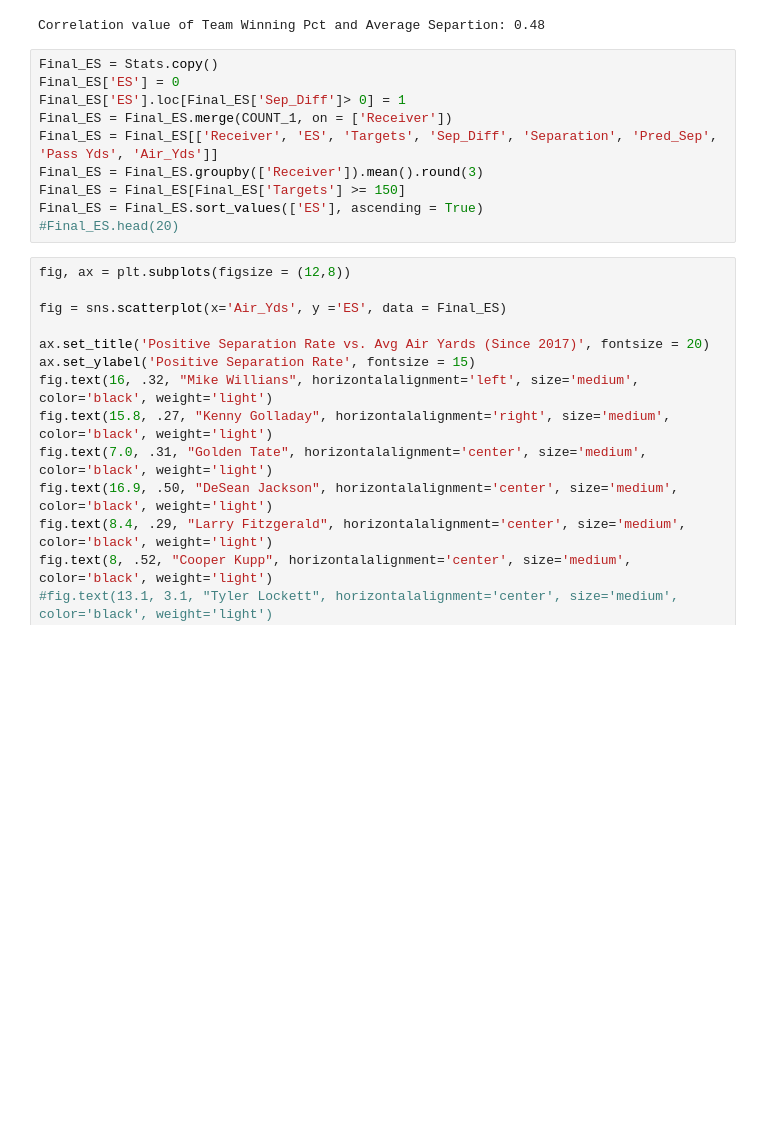
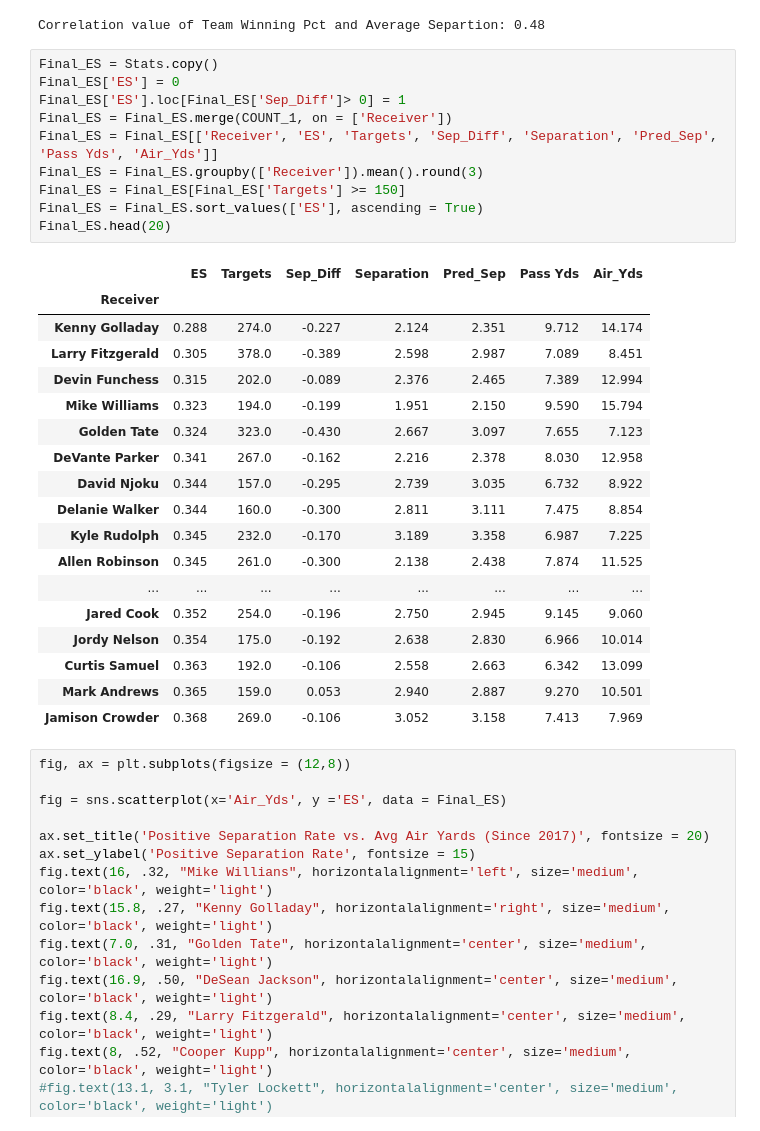
Before and after one commit to Jesse-Cohen/Separation-Above-Expectation, a Jupyter notebook: Expected Receiver Separation.ipynb, the cells around one changed output. Cells and saved outputs as stored; diff of their text form; blank space fills up the shorter version.

```diff
--- a/Expected Receiver Separation.ipynb
+++ b/Expected Receiver Separation.ipynb
@@ -2369,13 +2371,32 @@ Correlation value of Team Winning Pct and Average Separtion: 0.48
 # %%
 Final_ES = Stats.copy()
 Final_ES['ES'] = 0
 Final_ES['ES'].loc[Final_ES['Sep_Diff']> 0] = 1
 Final_ES = Final_ES.merge(COUNT_1, on = ['Receiver'])
 Final_ES = Final_ES[['Receiver', 'ES', 'Targets', 'Sep_Diff', 'Separation', 'Pred_Sep', 'Pass Yds', 'Air_Yds']]
 Final_ES = Final_ES.groupby(['Receiver']).mean().round(3)
 Final_ES = Final_ES[Final_ES['Targets'] >= 150]
 Final_ES = Final_ES.sort_values(['ES'], ascending = True)
-#Final_ES.head(20)
+Final_ES.head(20)
+# %% [output]
+|  | ES | Targets | Sep_Diff | Separation | Pred_Sep | Pass Yds | Air_Yds |
+| Receiver |  |  |  |  |  |  |  |
+| Kenny Golladay | 0.288 | 274.0 | -0.227 | 2.124 | 2.351 | 9.712 | 14.174 |
+| Larry Fitzgerald | 0.305 | 378.0 | -0.389 | 2.598 | 2.987 | 7.089 | 8.451 |
+| Devin Funchess | 0.315 | 202.0 | -0.089 | 2.376 | 2.465 | 7.389 | 12.994 |
+| Mike Williams | 0.323 | 194.0 | -0.199 | 1.951 | 2.150 | 9.590 | 15.794 |
+| Golden Tate | 0.324 | 323.0 | -0.430 | 2.667 | 3.097 | 7.655 | 7.123 |
+| DeVante Parker | 0.341 | 267.0 | -0.162 | 2.216 | 2.378 | 8.030 | 12.958 |
+| David Njoku | 0.344 | 157.0 | -0.295 | 2.739 | 3.035 | 6.732 | 8.922 |
+| Delanie Walker | 0.344 | 160.0 | -0.300 | 2.811 | 3.111 | 7.475 | 8.854 |
+| Kyle Rudolph | 0.345 | 232.0 | -0.170 | 3.189 | 3.358 | 6.987 | 7.225 |
+| Allen Robinson | 0.345 | 261.0 | -0.300 | 2.138 | 2.438 | 7.874 | 11.525 |
+| ... | ... | ... | ... | ... | ... | ... | ... |
+| Jared Cook | 0.352 | 254.0 | -0.196 | 2.750 | 2.945 | 9.145 | 9.060 |
+| Jordy Nelson | 0.354 | 175.0 | -0.192 | 2.638 | 2.830 | 6.966 | 10.014 |
+| Curtis Samuel | 0.363 | 192.0 | -0.106 | 2.558 | 2.663 | 6.342 | 13.099 |
+| Mark Andrews | 0.365 | 159.0 | 0.053 | 2.940 | 2.887 | 9.270 | 10.501 |
+| Jamison Crowder | 0.368 | 269.0 | -0.106 | 3.052 | 3.158 | 7.413 | 7.969 |
 # %%
 fig, ax = plt.subplots(figsize = (12,8))
 
```
Also changed, not shown: parts of 3 cells of this notebook.
